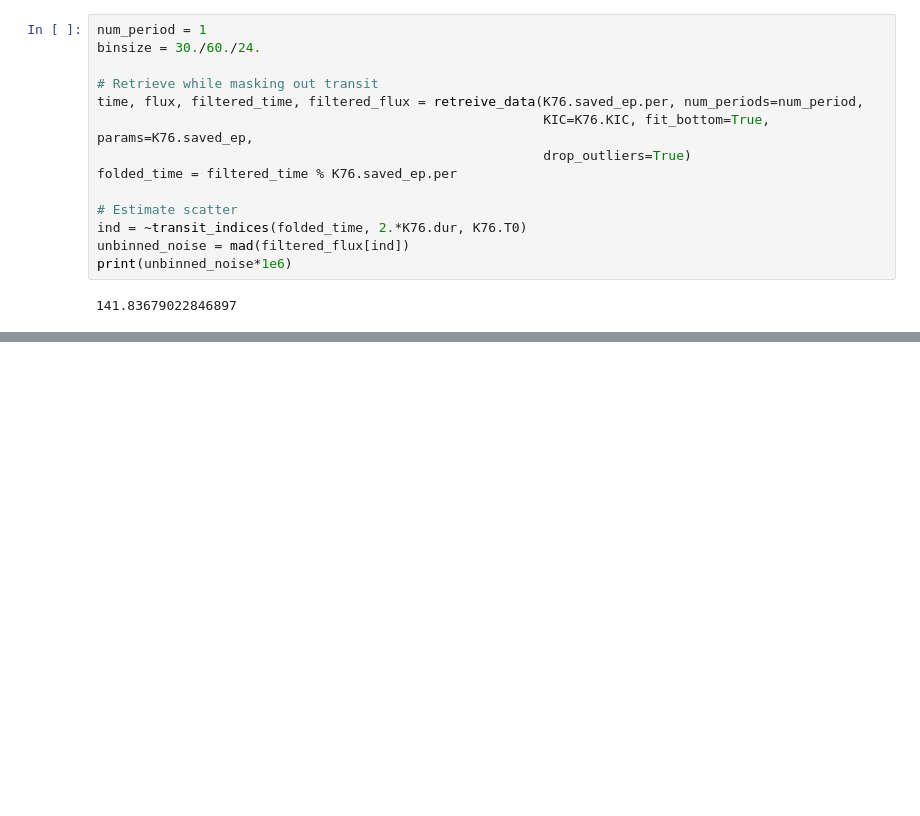
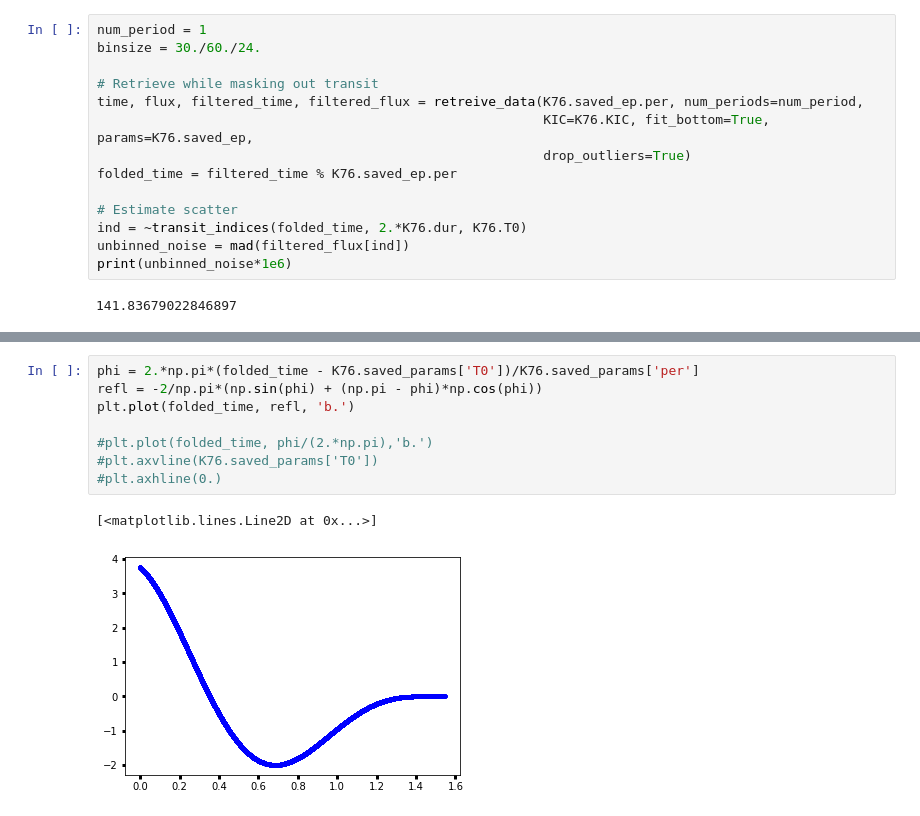
Before and after one commit to BoiseStatePlanetary/Searching-for-Variability-in-Eclipses-in-the-Kepler-Dataset, a Jupyter notebook: code/Analyzing_Kepler76b_with_LM.ipynb, the cells around one changed output, grey strips where cells are left out. Drawn from its saved outputs; the diff is of its cells as text; blank space fills up the shorter version.

```diff
--- a/code/Analyzing_Kepler76b_with_LM.ipynb
+++ b/code/Analyzing_Kepler76b_with_LM.ipynb
@@ -118,0 +112,11 @@ plt.ylim([-100e-6, 100e-6])
+# %%
+phi = 2.*np.pi*(folded_time - K76.saved_params['T0'])/K76.saved_params['per']
+refl = -2/np.pi*(np.sin(phi) + (np.pi - phi)*np.cos(phi))
+plt.plot(folded_time, refl, 'b.')
+
+#plt.plot(folded_time, phi/(2.*np.pi),'b.')
+#plt.axvline(K76.saved_params['T0'])
+#plt.axhline(0.)
+# %% [output]
+[<matplotlib.lines.Line2D at 0x...>]
+[figure, added]
```
Also changed, not shown: parts of 4 cells of this notebook.
